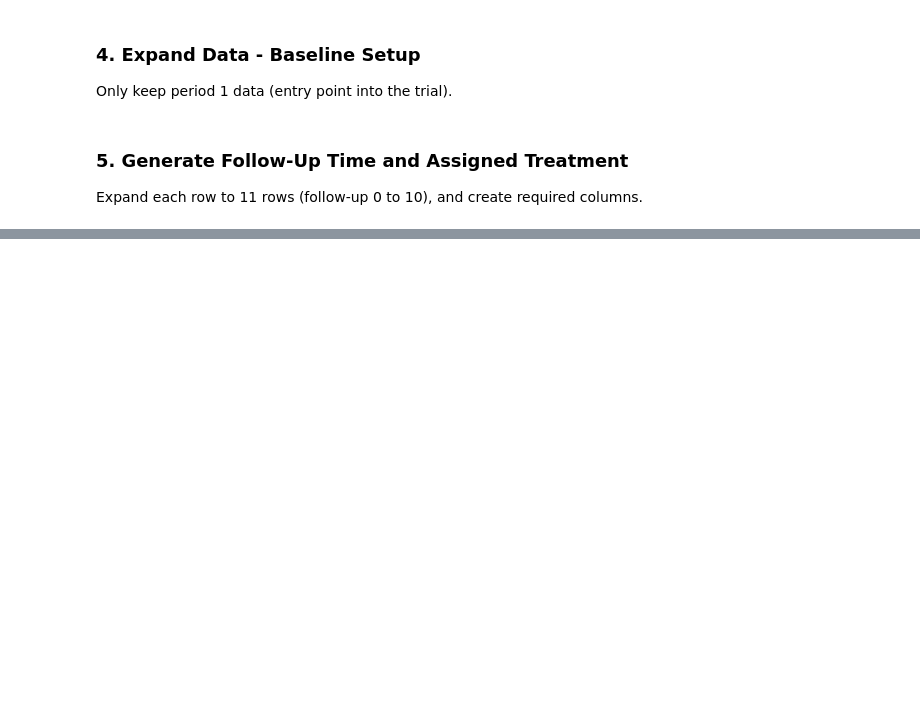
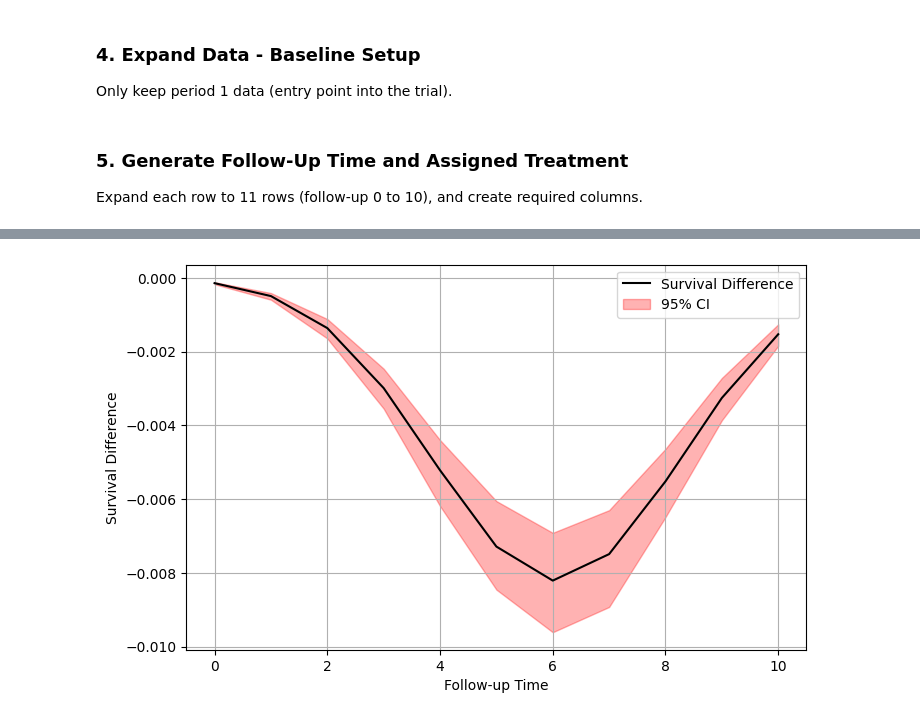
Before and after one commit to ChanAbay-abay/TTE_PY, a Jupyter notebook: TTE-v2.ipynb, the cells around one changed output, grey strips where cells are left out. Cells and saved outputs as stored; diff of their text form; code cells hidden in the pictures; blank space fills up the shorter version.

Commit message:
fix: line is now curving
Trying to code all into one block for now to figure out the problem with the data and in-turn, the graph

```diff
--- a/TTE-v2.ipynb
+++ b/TTE-v2.ipynb
@@ -254,0 +167,63 @@ plt.show()
+# %%
+import matplotlib.pyplot as plt
+import numpy as np
+
+# 7. Predict Survival for Both Treatment Arms (with Recomputed Columns)
+def predict_survival(data, assigned_treatment):
+    temp = data.copy()
+    temp['assigned_treatment'] = assigned_treatment
+    if 'followup_time_squared' not in temp.columns:
+        temp['followup_time_squared'] = temp['followup_time'] ** 2
+
+    temp = sm.add_constant(temp)
+
+    # Align to the columns used during training (critical)
+    X = temp[trial_itt['outcome_columns']]
+    logit_risk = trial_itt['outcome_model'].predict(X)
+    survival_prob = 1 - logit_risk
+
+    return survival_prob.groupby(temp['followup_time']).mean()
+
+# Add constant (intercept) column if missing
+if 'const' not in expanded_data.columns:
+    expanded_data = sm.add_constant(expanded_data)
+
+# Predict survival for both treatment arms
+survival_treatment = predict_survival(expanded_data, assigned_treatment=1)
+survival_control = predict_survival(expanded_data, assigned_treatment=0)
+
+# 8. Calculate Survival Difference (per follow-up time)
+survival_diff = survival_treatment - survival_control
+
+# 8.1 Bootstrap to compute correct pointwise confidence intervals
+n_bootstraps = 1000
+boot_diffs = np.zeros((n_bootstraps, len(survival_diff)))
+
+for b in range(n_bootstraps):
+    # Resample subjects with replacement
+    boot_sample = expanded_data.groupby('id').sample(frac=1, replace=True)
+
+    # Predict survival curves for bootstrap sample
+    surv_treat_boot = predict_survival(boot_sample, assigned_treatment=1)
+    surv_control_boot = predict_survival(boot_sample, assigned_treatment=0)
+
+    # Compute survival difference for bootstrap sample
+    boot_diffs[b, :] = surv_treat_boot.values - surv_control_boot.values
+
+# Compute 95% bootstrap confidence intervals (percentile method)
+ci_lower = np.percentile(boot_diffs, 2.5, axis=0)
+ci_upper = np.percentile(boot_diffs, 97.5, axis=0)
+
+# 9. Plot Survival Difference with 95% Confidence Interval
+plt.figure(figsize=(8, 5))
+
+plt.plot(survival_diff.index, survival_diff, color='black', label='Survival Difference')
+plt.fill_between(survival_diff.index, ci_lower, ci_upper, color='red', alpha=0.3, label='95% CI')
+
+plt.xlabel("Follow-up Time")
+plt.ylabel("Survival Difference")
+plt.legend()
+plt.grid(True)
+plt.show()
+# %% [output]
+[figure, added]
```
Also changed, not shown: parts of 9 cells of this notebook.
